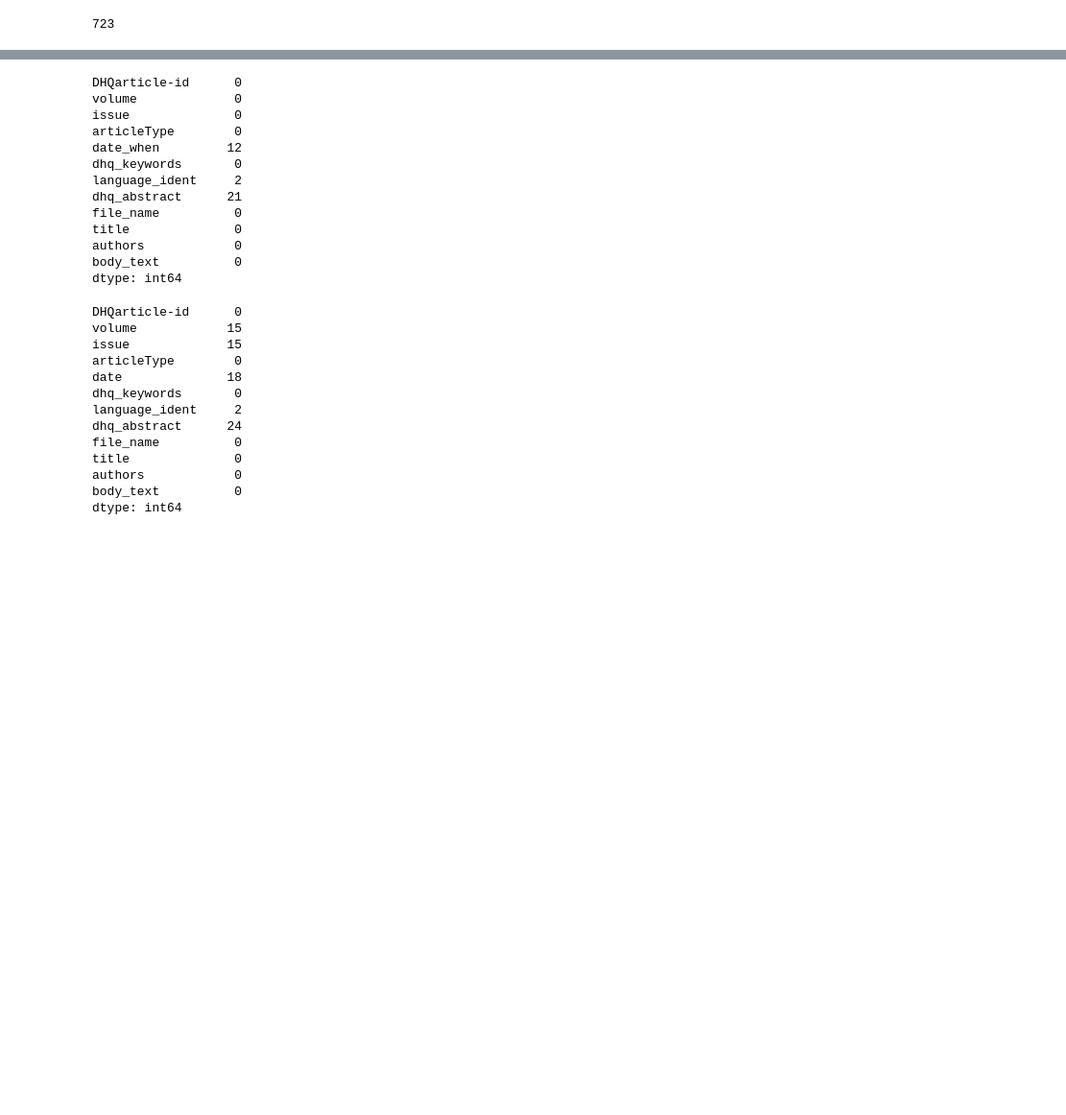
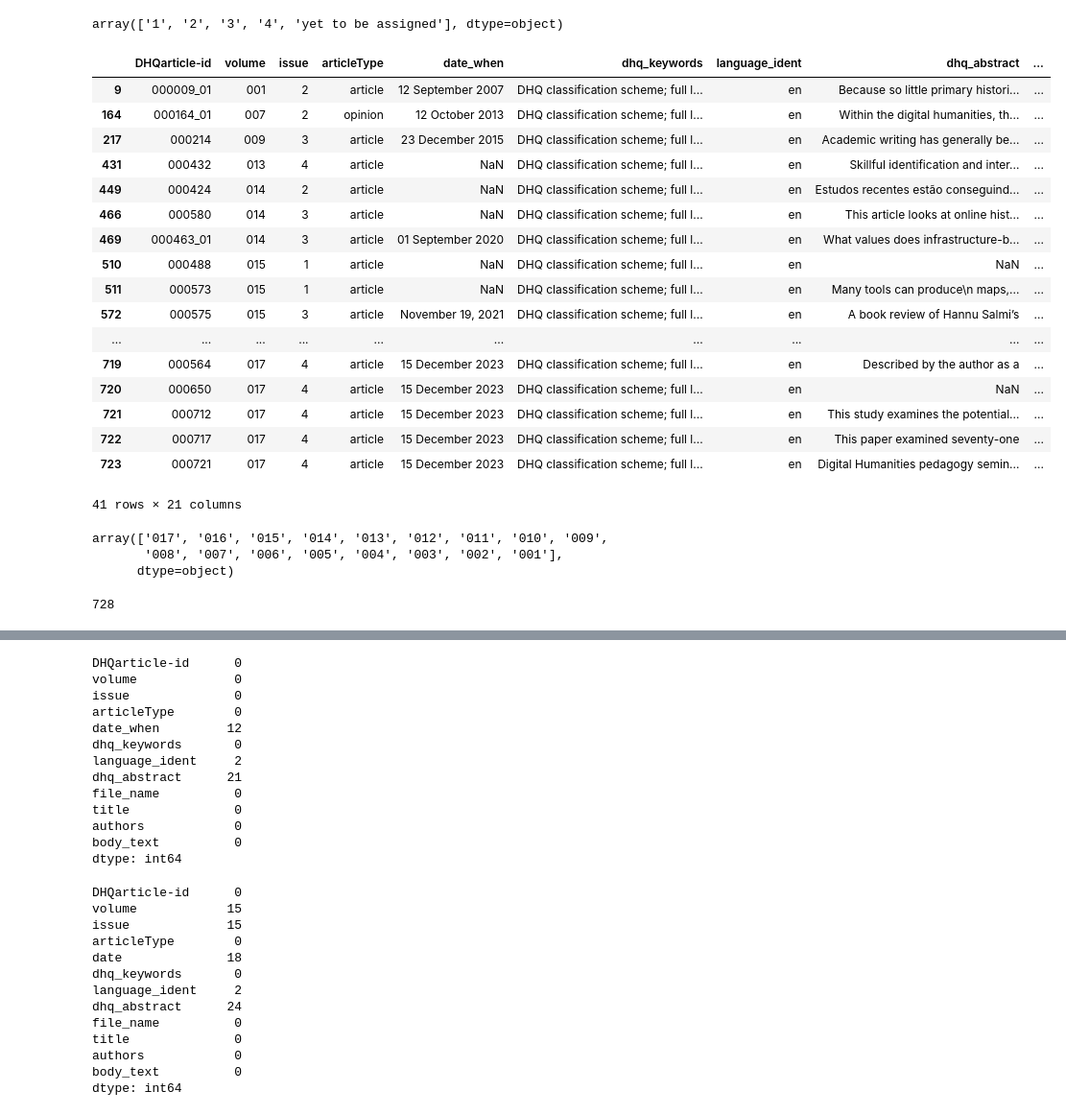
Before and after one commit to ZoeLeBlanc/dhq_scraper, a Jupyter notebook: notebooks/DHQScraperRedo.ipynb, the cells around one changed output, grey strips where cells are left out. Shown: that part at 96% size. Saved outputs shown, nothing was run; the diff lists cells and outputs as text; code cells hidden in the pictures; blank space fills up the shorter version.

```diff
--- a/notebooks/DHQScraperRedo.ipynb
+++ b/notebooks/DHQScraperRedo.ipynb
@@ -12,3 +15,51 @@ dhq_df['DHQarticle-id'].nunique()
+# %%
+initial_df = pd.read_csv("../data/initial_dhq_data.csv")
+# %%
+initial_df.issue.unique()
+# %% [output]
+array(['1', '2', '3', '4', 'yet to be assigned'], dtype=object)
+# %%
+article_links_df = pd.read_csv("../data/dhq_article_links.csv")
+pattern = r'.*vol/([^/]*)/([^/]*)/(\d+)/\3\.html'
+article_links_df[['volume', 'issue', 'DHQarticle-id']] = article_links_df.article_link.str.extract(pattern)
+# %%
+# add zeroes to volume so always three digits
+article_links_df = article_links_df.rename(columns={'authors': 'scraped_authors', 'editors': 'scraped_editors'})
+initial_df['volume'] = initial_df['volume'].astype(str)
+initial_df['issue'] = initial_df['issue'].astype(str)
+initial_df['DHQarticle-id'] = initial_df['DHQarticle-id'].astype(str)
+article_links_df['volume'] = article_links_df['volume'].astype(str)
+article_links_df['issue'] = article_links_df['issue'].astype(str)
+article_links_df['DHQarticle-id'] = article_links_df['DHQarticle-id'].astype(str)
+merged_df = pd.merge(initial_df, article_links_df, on=['DHQarticle-id', 'volume', 'issue'], how='left')
+# merged_df.to_csv("../data/processed_dhq_data.csv", index=False)
+# %%
+merged_df[(merged_df.volume != "yet to be assigned") & (merged_df.article_link.isna())]
+# %% [output]
+|  | DHQarticle-id | volume | issue | articleType | date_when | dhq_keywords | language_ident | dhq_abstract | ... |
+| 9 | 000009_01 | 001 | 2 | article | 12 September 2007 | DHQ classification scheme; full l... | en | Because so little primary histori... | ... |
+| 164 | 000164_01 | 007 | 2 | opinion | 12 October 2013 | DHQ classification scheme; full l... | en | Within the digital humanities, th... | ... |
+| 217 | 000214 | 009 | 3 | article | 23 December 2015 | DHQ classification scheme; full l... | en | Academic writing has generally be... | ... |
+| 431 | 000432 | 013 | 4 | article | NaN | DHQ classification scheme; full l... | en | Skillful identification and inter... | ... |
+| 449 | 000424 | 014 | 2 | article | NaN | DHQ classification scheme; full l... | en | Estudos recentes estão conseguind... | ... |
+| 466 | 000580 | 014 | 3 | article | NaN | DHQ classification scheme; full l... | en | This article looks at online hist... | ... |
+| 469 | 000463_01 | 014 | 3 | article | 01 September 2020 | DHQ classification scheme; full l... | en | What values does infrastructure-b... | ... |
+| 510 | 000488 | 015 | 1 | article | NaN | DHQ classification scheme; full l... | en | NaN | ... |
+| 511 | 000573 | 015 | 1 | article | NaN | DHQ classification scheme; full l... | en | Many tools can produce\n maps,... | ... |
+| 572 | 000575 | 015 | 3 | article | November 19, 2021 | DHQ classification scheme; full l... | en | A book review of Hannu Salmi’s | ... |
+| ... | ... | ... | ... | ... | ... | ... | ... | ... | ... |
+| 719 | 000564 | 017 | 4 | article | 15 December 2023 | DHQ classification scheme; full l... | en | Described by the author as a | ... |
+| 720 | 000650 | 017 | 4 | article | 15 December 2023 | DHQ classification scheme; full l... | en | NaN | ... |
+| 721 | 000712 | 017 | 4 | article | 15 December 2023 | DHQ classification scheme; full l... | en | This study examines the potential... | ... |
+| 722 | 000717 | 017 | 4 | article | 15 December 2023 | DHQ classification scheme; full l... | en | This paper examined seventy-one | ... |
+| 723 | 000721 | 017 | 4 | article | 15 December 2023 | DHQ classification scheme; full l... | en | Digital Humanities pedagogy semin... | ... |
+41 rows × 21 columns
+# %%
+article_links_df.volume.unique()
+# %% [output]
+array(['017', '016', '015', '014', '013', '012', '011', '010', '009',
+       '008', '007', '006', '005', '004', '003', '002', '001'],
+      dtype=object)
 # %%
 # Define the XML namespaces
 namespaces = {
@@ -16,7 +67,7 @@ namespaces = {
     'dhq': "http://www.digitalhumanities.org/ns/dhq",
     'xml': "http://www.w3.org/XML/1998/namespace"
 }
-directory_path = "../datasets/private_data/dhq/articles/"
+directory_path = "../data/dhq-journal/articles"
 all_data = []
 # xml_files = [os.path.join(directory_apth, file_name) for file_name in os.listdir(directory_apth) if file_name.endswith(".xml")]
 
@@ -26,11 +77,11 @@ exclude = ['old', 'converted', 'dhq', 'sample', 'recovered', 'test', 'walsh']
 xml_files = [os.path.join(dp, f) for dp, dn, filenames in os.walk(directory_path) for f in filenames
              if f.endswith('.xml')
              and not any(ex_str in f for ex_str in exclude)
-             and not f.startswith('999')]
+             and not f.startswith('999') and not '_' in f]
 
 len(xml_files)
 # %% [output]
-723
+728
 # %%
 def process_xml_files(xml_files, output_path):
     if os.path.exists(output_path):
```
Also changed, not shown: parts of 27 cells of this notebook, 10 other files.
